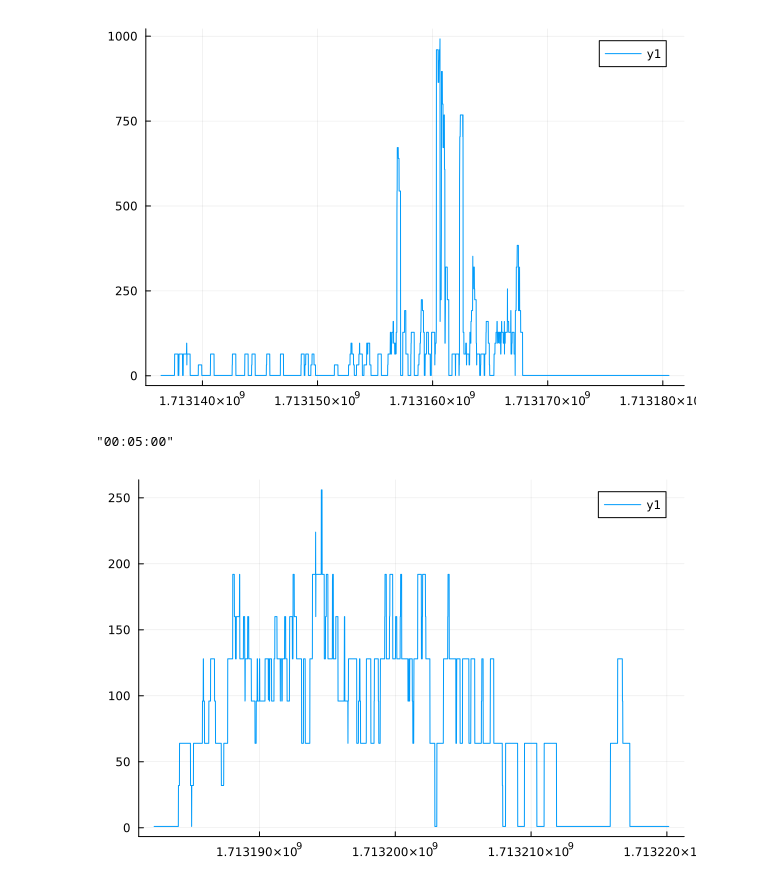
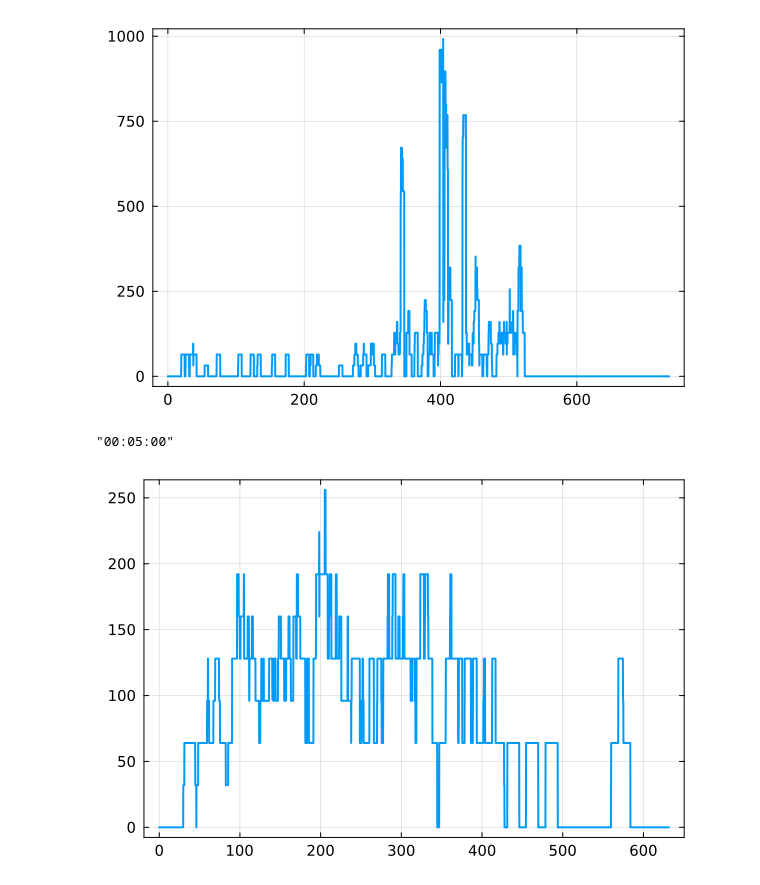
Before and after one commit to JBlaschke/DistributedStreams.jl, a Jupyter notebook: Plot Experiment.ipynb, the cells around one changed output. Drawn from its saved outputs; the diff is of its cells as text; code cells hidden in the pictures.

```diff
--- a/Plot Experiment.ipynb
+++ b/Plot Experiment.ipynb
@@ -30,6 +34,10 @@ plot(x, y)
 # %%
 data = sort(collect(log_3["worker_log"]), by = x->x[1])
-x = [d[1] for d in data]
-y = [d[2] for d in data];
-plot(x, y)
+x = [d[1] for d in data]./60
+y = map(x->x == 1 ? 0 : x, [d[2] for d in data])
+plot(
+    x.-x[1], y,
+    linewidth=2, box=:on, tickfont=font(10), guidefont=font(12),
+    legend = false
+)
 # %% [output]
@@ -37,6 +45,10 @@ plot(x, y)
 # %%
 data = sort(collect(log_4["worker_log"]), by = x->x[1])
-x = [d[1] for d in data]
-y = [d[2] for d in data];
-plot(x, y)
+x = [d[1] for d in data]./60
+y = map(x->x == 1 ? 0 : x, [d[2] for d in data])
+plot(
+    x.-x[1], y,
+    linewidth=2, box=:on, tickfont=font(10), guidefont=font(12),
+    legend = false
+)
 # %% [output]
@@ -44,20 +56,28 @@ plot(x, y)
 # %%
 data = sort(collect(log_5["worker_log"]), by = x->x[1])
-x = [d[1] for d in data]
-y = [d[2] for d in data];
-plot(x, y)
+x = [d[1] for d in data]./60
+y = map(x->x == 1 ? 0 : x, [d[2] for d in data])
+plot(
+    x.-x[1], y,
+    linewidth=2, box=:on, tickfont=font(10), guidefont=font(12),
+    legend = false
+)
 # %% [output]
-[figure, old version]
+[figure, new version]
 # %%
 log_5["t"]
 # %% [output]
 "00:05:00"
 # %%
 data = sort(collect(log_6["worker_log"]), by = x->x[1])
-x = [d[1] for d in data]
-y = [d[2] for d in data];
-plot(x, y)
+x = [d[1] for d in data]./60
+y = map(x->x == 1 ? 0 : x, [d[2] for d in data])
+plot(
+    x.-x[1], y,
+    linewidth=2, box=:on, tickfont=font(10), guidefont=font(12),
+    legend = false
+)
 # %% [output]
-[figure, old version]
+[figure, new version]
 # %%
 data = sort(collect(log_9["worker_log"]), by = x->x[1])
```
Also changed, not shown: parts of 7 cells of this notebook, 1 other file.
